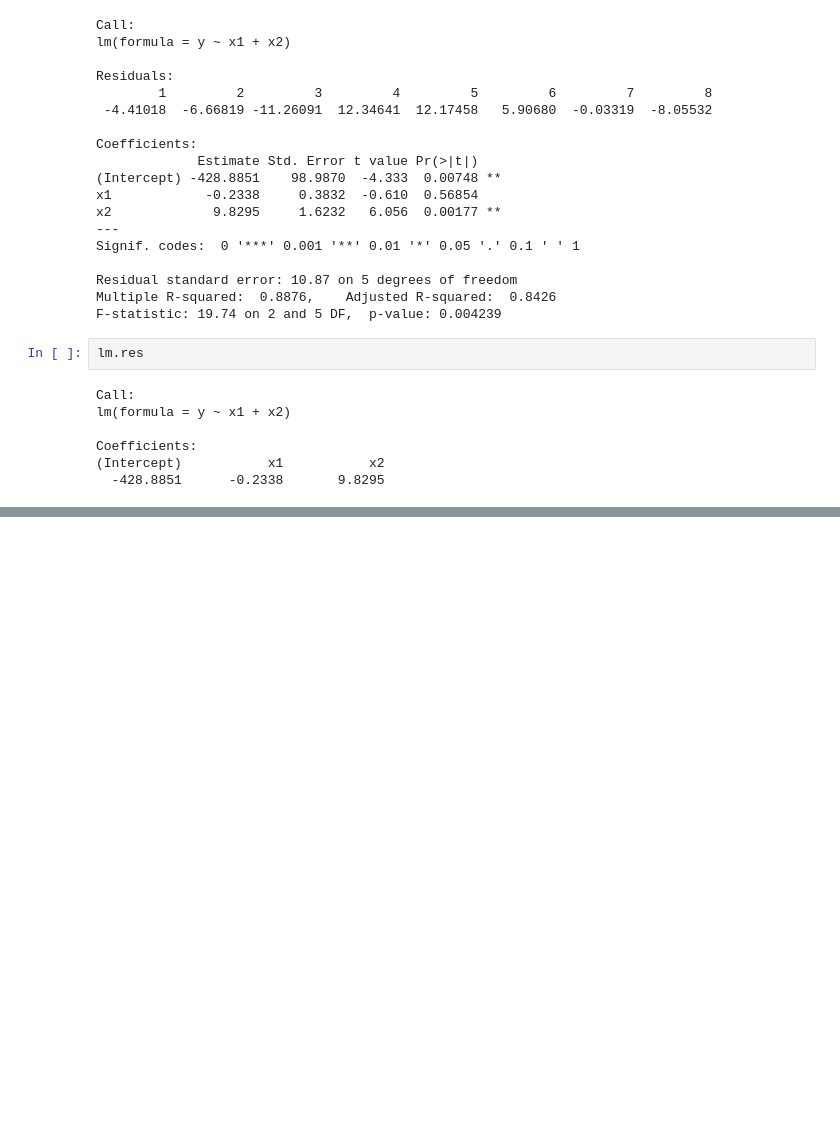
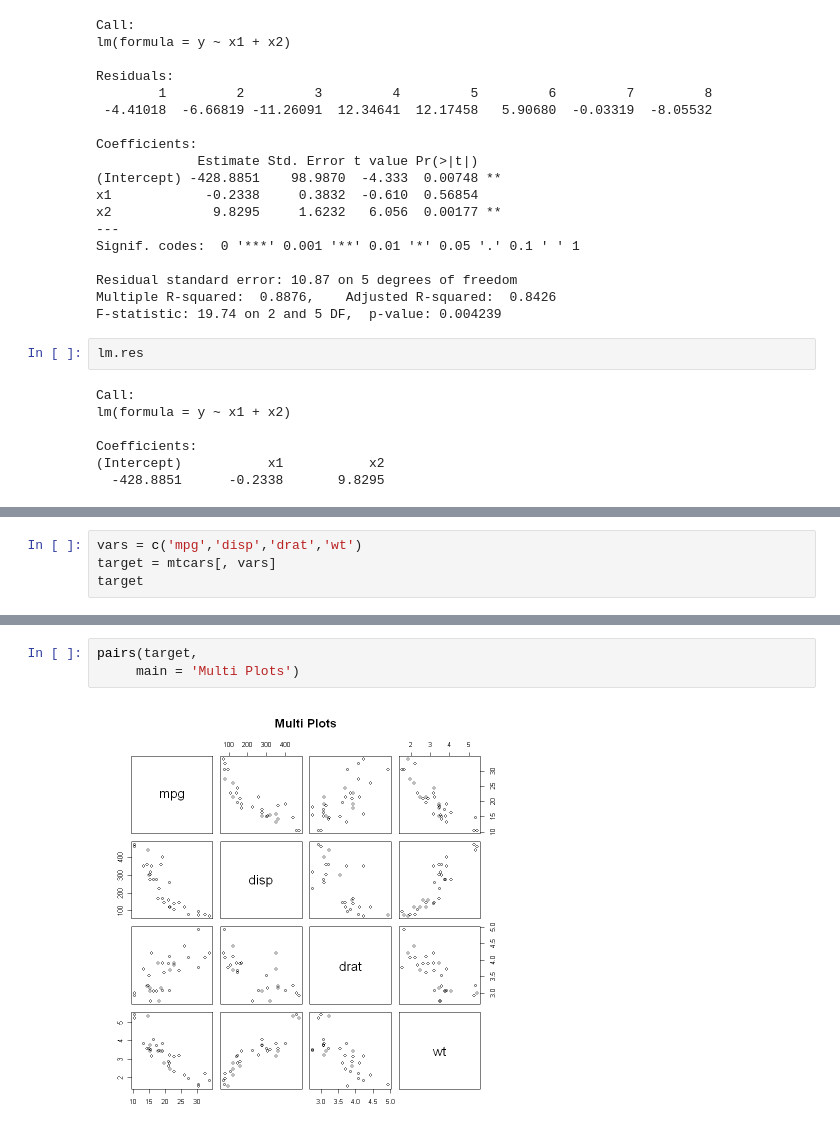
Before and after one commit to layla-focalors/r_learning_mx, a Jupyter notebook: LaylaGames/Tutorial.ipynb, the cells around one changed output, grey strips where cells are left out. Cells and saved outputs as stored; diff of their text form; blank space fills up the shorter version.

```diff
--- a/LaylaGames/Tutorial.ipynb
+++ b/LaylaGames/Tutorial.ipynb
@@ -347,0 +438,4 @@ Coefficients:
+# %%
+vars = c('mpg','disp','drat','wt')
+target = mtcars[, vars]
+target
@@ -347,0 +462,5 @@ Coefficients:
+# %%
+pairs(target,
+     main = 'Multi Plots')
+# %% [output]
+[figure, added]
```
Also changed, not shown: parts of 53 cells of this notebook.
